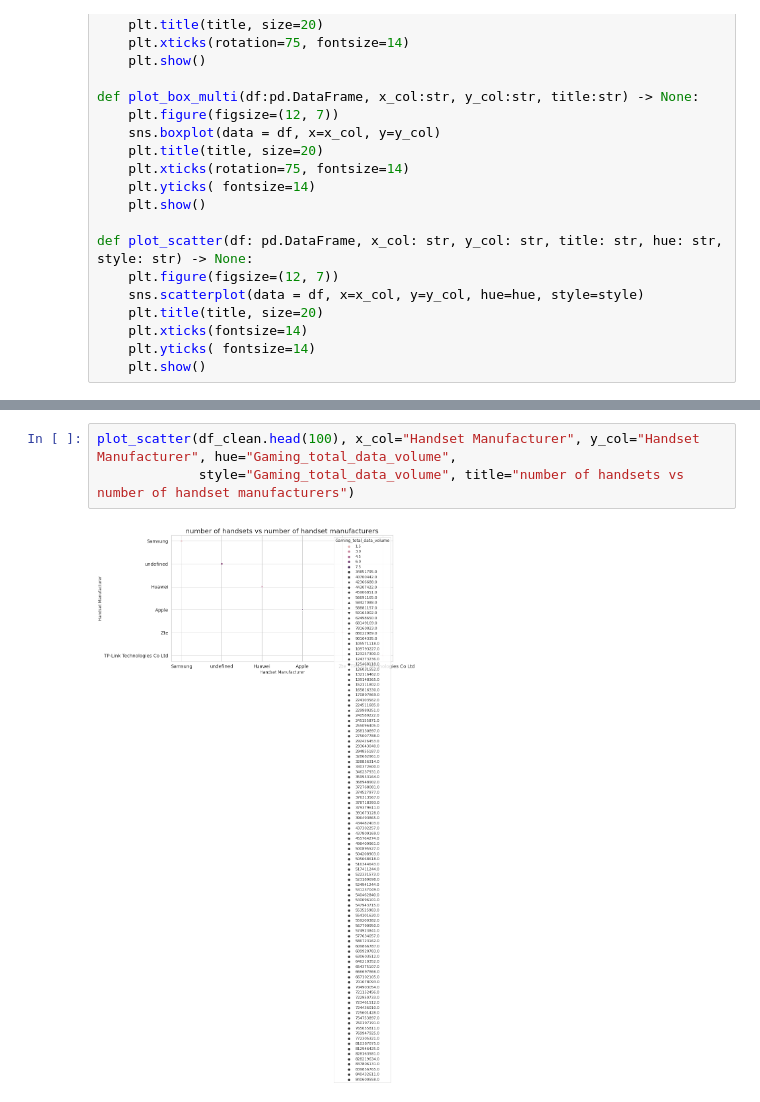
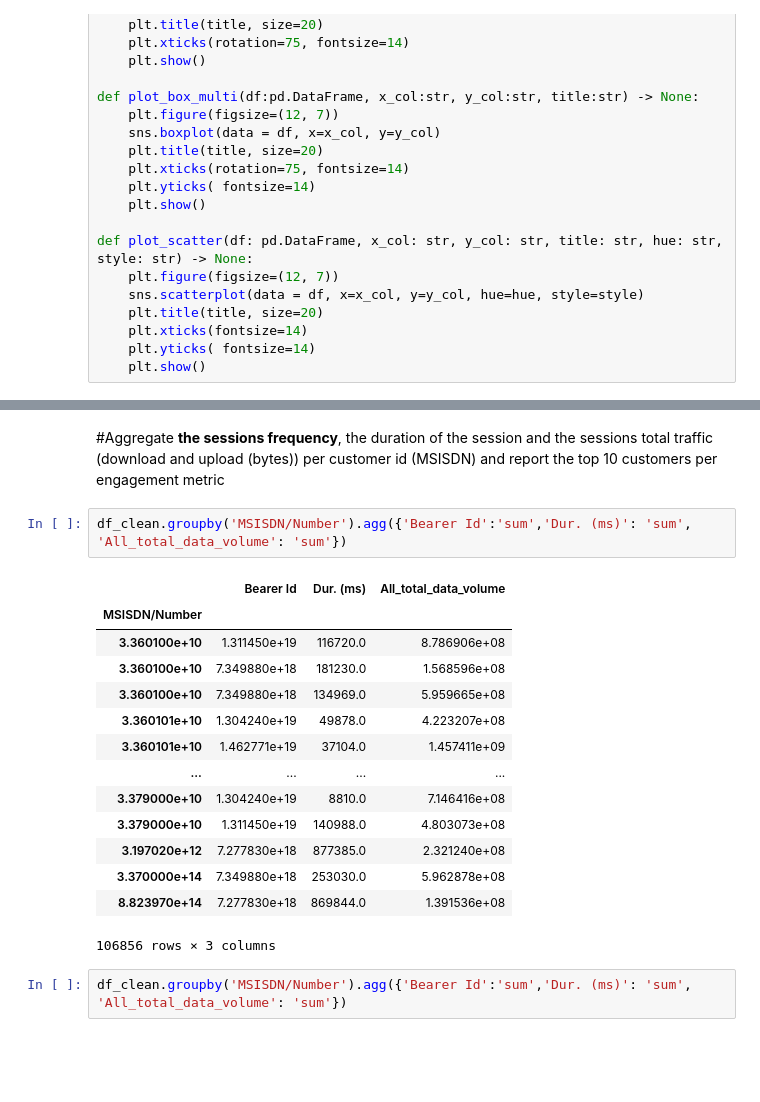
Before and after one commit to behigu/TellCo-Telecom-User-s-Data-Analysis, a Jupyter notebook: notebooks/Telco_telecom_user_data_analysis.ipynb, the cells around one changed output, grey strips where cells are left out. Drawn from its saved outputs; the diff is of its cells as text; blank space fills up the shorter version.

Commit message:
aggregate user session, frequency and total (UL + DL)

```diff
--- a/notebooks/Telco_telecom_user_data_analysis.ipynb
+++ b/notebooks/Telco_telecom_user_data_analysis.ipynb
@@ -627,5 +613,21 @@ plot_hist(df_clean, "Gaming_total_data_volume", "teal")
-# %%
-plot_scatter(df_clean.head(100), x_col="Handset Manufacturer", y_col="Handset Manufacturer", hue="Gaming_total_data_volume",
-             style="Gaming_total_data_volume", title="number of handsets vs number of handset manufacturers")
-# %% [output]
-[figure, removed]
+# %% [markdown]
+#Aggregate **the sessions frequency**, the duration of the session and the sessions total traffic (download and upload (bytes)) per customer id (MSISDN) and report the top 10 customers per engagement metric
+# %%
+df_clean.groupby('MSISDN/Number').agg({'Bearer Id':'sum','Dur. (ms)': 'sum', 'All_total_data_volume': 'sum'})
+# %% [output]
+|  | Bearer Id | Dur. (ms) | All_total_data_volume |
+| MSISDN/Number |  |  |  |
+| 3.360100e+10 | 1.311450e+19 | 116720.0 | 8.786906e+08 |
+| 3.360100e+10 | 7.349880e+18 | 181230.0 | 1.568596e+08 |
+| 3.360100e+10 | 7.349880e+18 | 134969.0 | 5.959665e+08 |
+| 3.360101e+10 | 1.304240e+19 | 49878.0 | 4.223207e+08 |
+| 3.360101e+10 | 1.462771e+19 | 37104.0 | 1.457411e+09 |
+| ... | ... | ... | ... |
+| 3.379000e+10 | 1.304240e+19 | 8810.0 | 7.146416e+08 |
+| 3.379000e+10 | 1.311450e+19 | 140988.0 | 4.803073e+08 |
+| 3.197020e+12 | 7.277830e+18 | 877385.0 | 2.321240e+08 |
+| 3.370000e+14 | 7.349880e+18 | 253030.0 | 5.962878e+08 |
+| 8.823970e+14 | 7.277830e+18 | 869844.0 | 1.391536e+08 |
+106856 rows × 3 columns
+# %%
+df_clean.groupby('MSISDN/Number').agg({'Bearer Id':'sum','Dur. (ms)': 'sum', 'All_total_data_volume': 'sum'})
```
Also changed, not shown: parts of 8 cells of this notebook.
